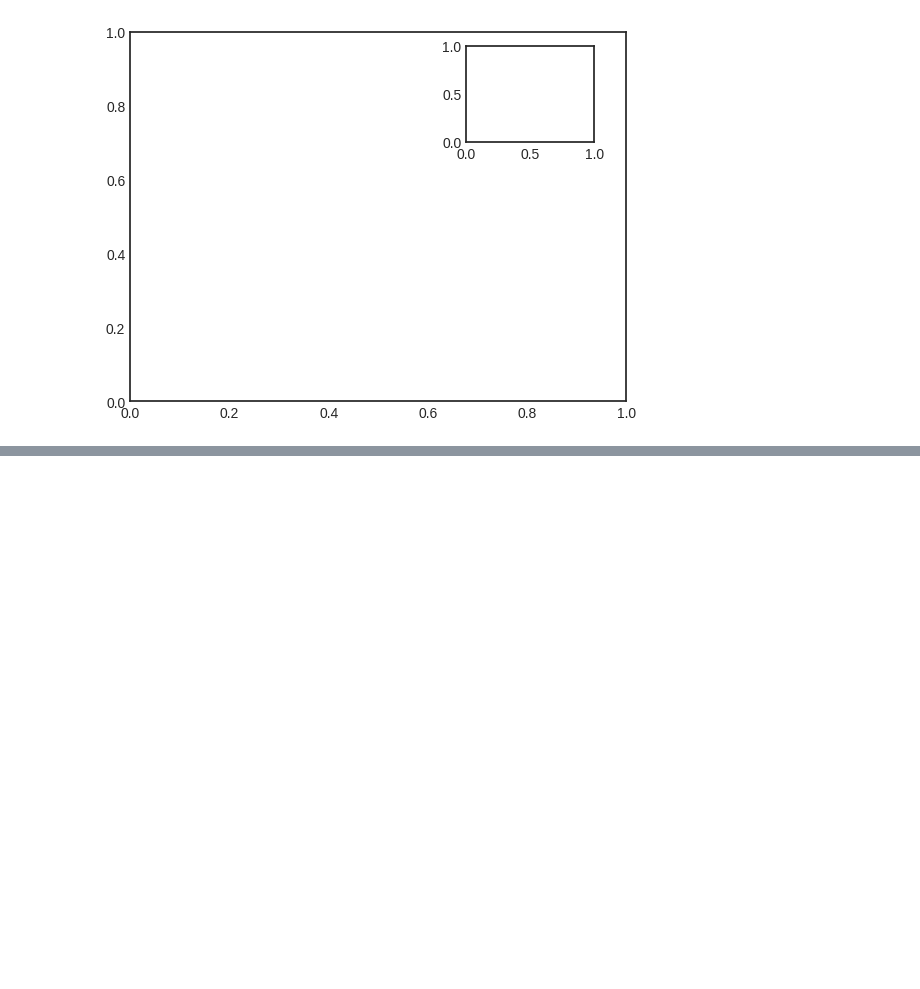
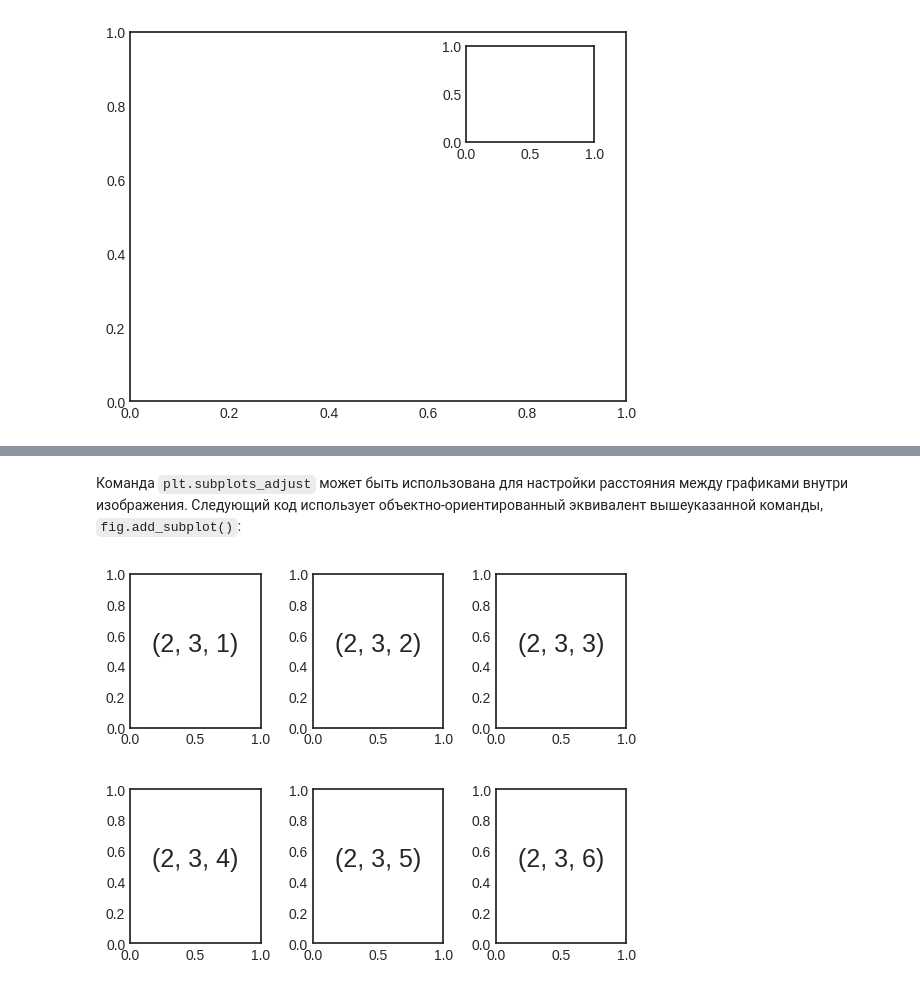
Before and after one commit to proway2/PythonDataScienceHandbook, a Jupyter notebook: 4.08-Multiple-Subplots.ipynb, the cells around one changed output, grey strips where cells are left out. Drawn from its saved outputs; the diff is of its cells as text; code cells hidden in the pictures; blank space fills up the shorter version.

```diff
--- a/4.08-Multiple-Subplots.ipynb
+++ b/4.08-Multiple-Subplots.ipynb
@@ -23,0 +41,10 @@ The equivalent of this command within the object-oriented interface ...
+# %% [markdown]
+Команда `plt.subplots_adjust` может быть использована для настройки расстояния между графиками внутри изображения. Следующий код использует объектно-ориентированный эквивалент вышеуказанной команды, `fig.add_subplot()`:
+# %%
+fig = plt.figure()
+fig.subplots_adjust(hspace=0.4, wspace=0.4)
+for i in range(1, 7):
+    ax = fig.add_subplot(2, 3, i)
+    ax.text(0.5, 0.5, str((2, 3, i)), fontsize=18, ha='center')
+# %% [output]
+[figure, added]
```
Also changed, not shown: parts of 15 cells of this notebook, 2 other files.
